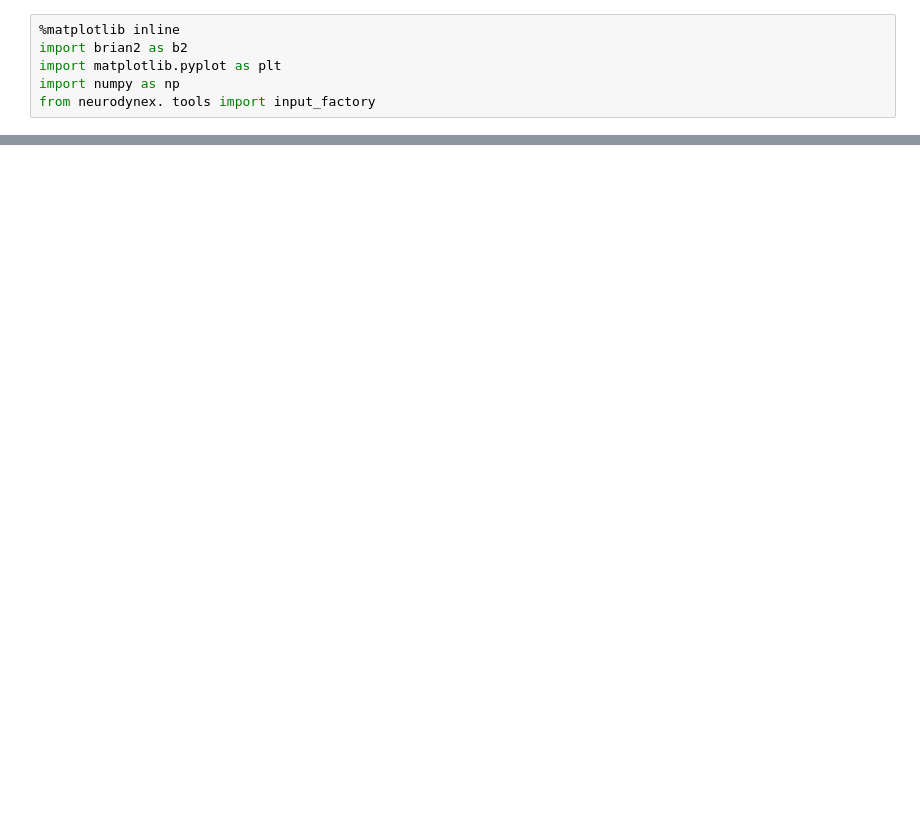
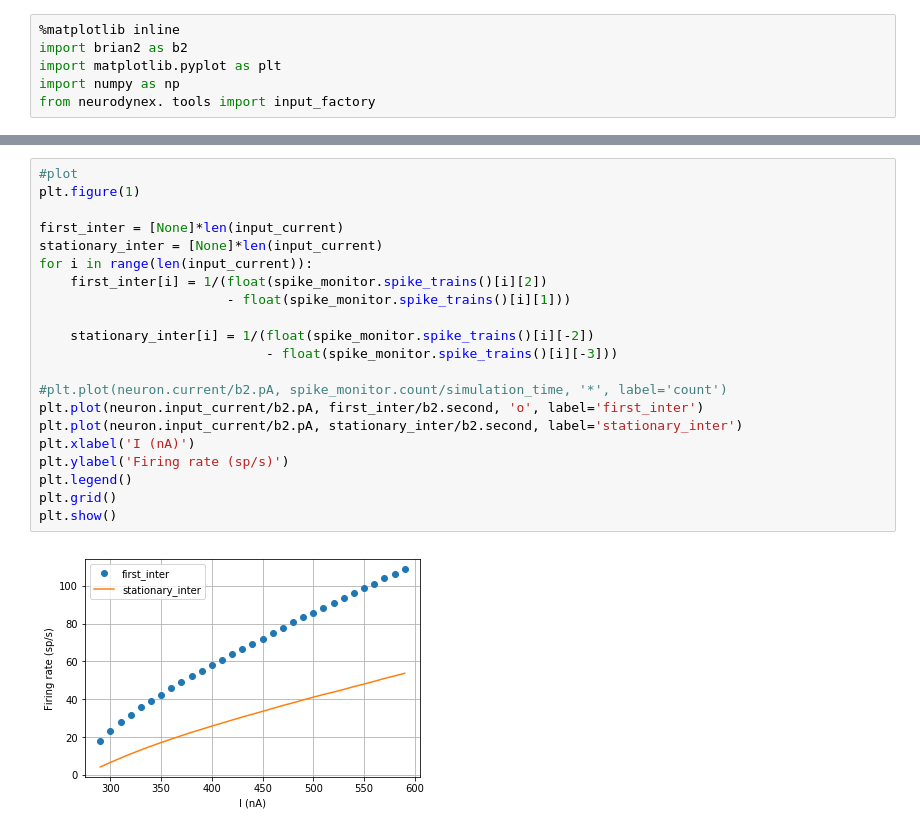
Before and after one commit to rmatsuda/introducao_neurociencia_computacional, a Jupyter notebook: renan/lista 3/exercicio_2_lista3.ipynb, the cells around one changed output, grey strips where cells are left out. Cells and saved outputs as stored; diff of their text form; blank space fills up the shorter version.

```diff
--- a/renan/lista 3/exercicio_2_lista3.ipynb
+++ b/renan/lista 3/exercicio_2_lista3.ipynb
@@ -130,0 +120,23 @@ WARNING    "input_current" is an internal variable of group "neurongroup", but a
+# %%
+#plot
+plt.figure(1)
+
+first_inter = [None]*len(input_current)
+stationary_inter = [None]*len(input_current)
+for i in range(len(input_current)):
+    first_inter[i] = 1/(float(spike_monitor.spike_trains()[i][2])
+                        - float(spike_monitor.spike_trains()[i][1]))
+
+    stationary_inter[i] = 1/(float(spike_monitor.spike_trains()[i][-2])
+                             - float(spike_monitor.spike_trains()[i][-3]))
+
+#plt.plot(neuron.current/b2.pA, spike_monitor.count/simulation_time, '*', label='count')
+plt.plot(neuron.input_current/b2.pA, first_inter/b2.second, 'o', label='first_inter')
+plt.plot(neuron.input_current/b2.pA, stationary_inter/b2.second, label='stationary_inter')
+plt.xlabel('I (nA)')
+plt.ylabel('Firing rate (sp/s)')
+plt.legend()
+plt.grid()
+plt.show()
+# %% [output]
+[figure, added]
```
Also changed, not shown: parts of 3 cells of this notebook, 1 other file.
